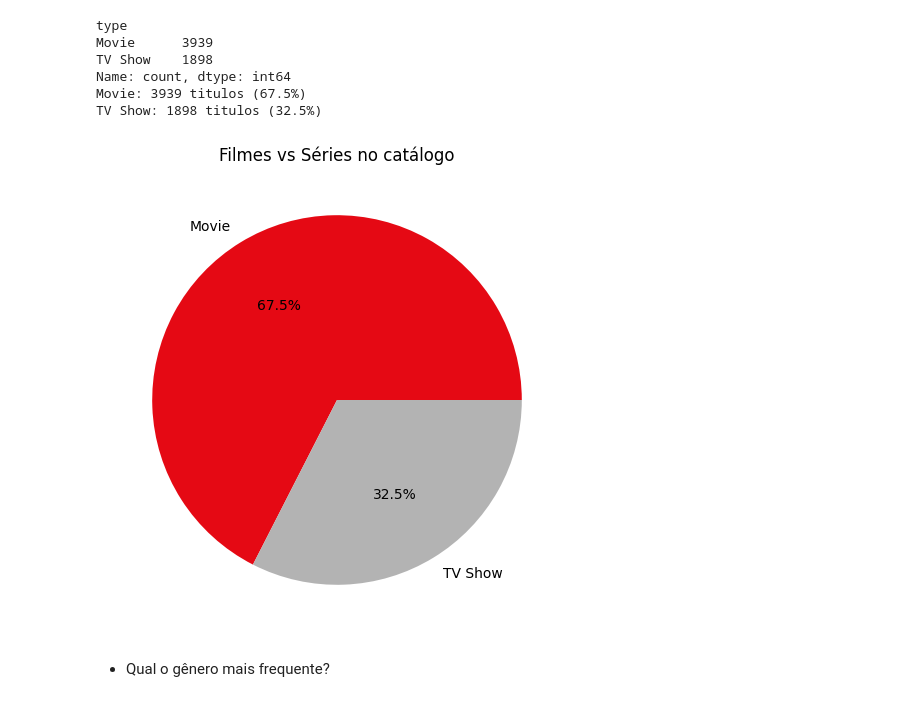
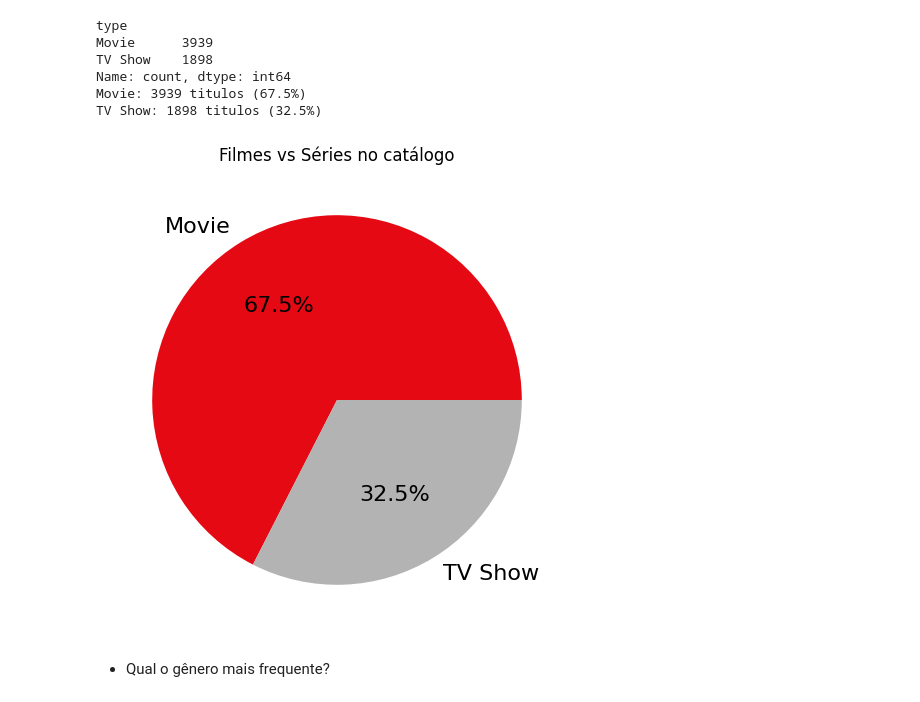
Before and after one commit to i-malur/bootcamp-dados-desafio-python-2, a Jupyter notebook: [OFICIAL]_Challenge_Frequência_e_Medidas.ipynb, the cells around one changed output. Saved outputs shown, nothing was run; the diff lists cells and outputs as text; code cells hidden in the pictures.

```diff
--- a/[OFICIAL]_Challenge_Frequência_e_Medidas.ipynb
+++ b/[OFICIAL]_Challenge_Frequência_e_Medidas.ipynb
@@ -121,12 +107,12 @@ Movie: 3939 titulos (67.5%)
 TV Show: 1898 titulos (32.5%)
 # %%
 # grafico de pizza para melhor visualização
-contagem_tipo.plot(kind='pie', autopct='%1.1f%%', figsize=(6,6), colors=['#E50914','#B3B3B3'])
+contagem_tipo.plot(kind='pie', autopct='%1.1f%%', figsize=(6,6), colors=['#E50914','#B3B3B3'], fontsize=16)
 plt.title('Filmes vs Séries no catálogo')
 plt.ylabel('')
 plt.show()
 # %% [output]
-[figure, old version]
+[figure, new version]
 # %% [markdown]
 * Qual o gênero mais frequente?
 # %%
```
Also changed, not shown: parts of 10 cells of this notebook.
